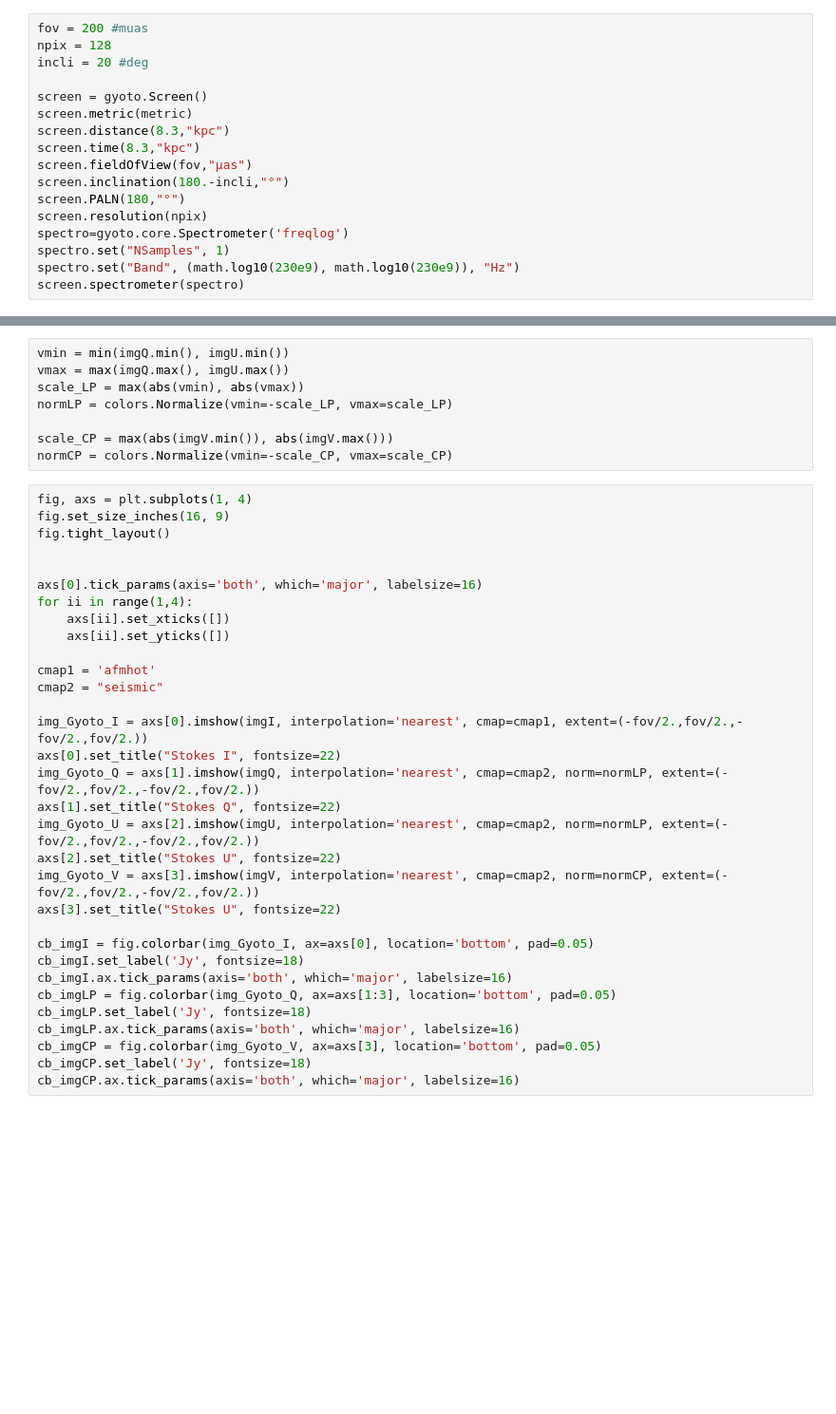
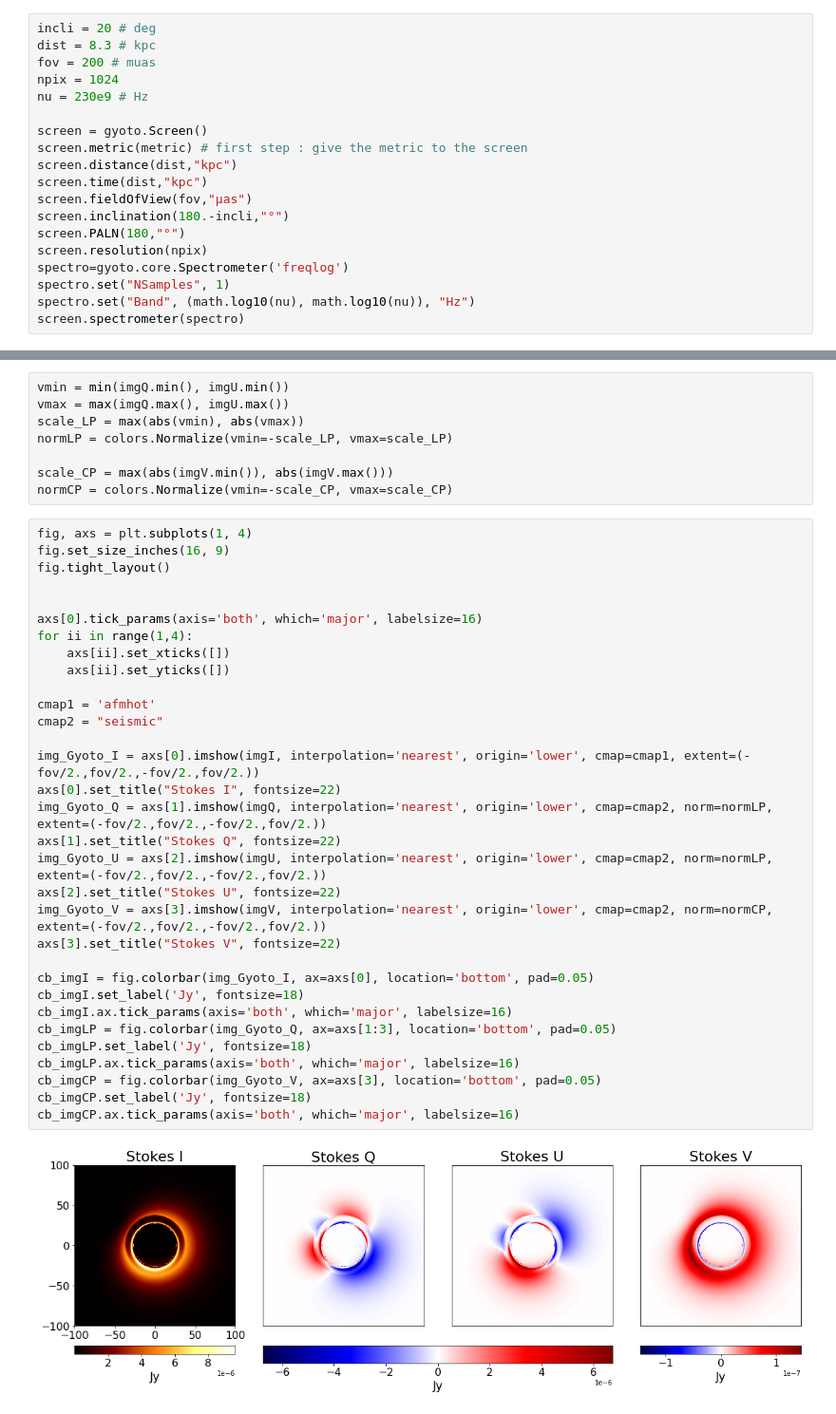
Before and after one commit to gyoto/Gyoto, a Jupyter notebook: doc/examples/Gyoto_Polar_example.ipynb, the cells around one changed output, grey strips where cells are left out. Shown: that part at 95% size. Cells and saved outputs as stored; diff of their text form; blank space fills up the shorter version.

```diff
--- a/doc/examples/Gyoto_Polar_example.ipynb
+++ b/doc/examples/Gyoto_Polar_example.ipynb
@@ -21,17 +61,19 @@ metric.mass(4.3e6,"sunmass")
 # %%
-fov = 200 #muas
-npix = 128
-incli = 20 #deg
+incli = 20 # deg
+dist = 8.3 # kpc
+fov = 200 # muas
+npix = 1024
+nu = 230e9 # Hz
 
 screen = gyoto.Screen()
-screen.metric(metric)
-screen.distance(8.3,"kpc")
-screen.time(8.3,"kpc")
+screen.metric(metric) # first step : give the metric to the screen
+screen.distance(dist,"kpc")
+screen.time(dist,"kpc")
 screen.fieldOfView(fov,"µas")
 screen.inclination(180.-incli,"°")
 screen.PALN(180,"°")
 screen.resolution(npix)
 spectro=gyoto.core.Spectrometer('freqlog')
 spectro.set("NSamples", 1)
-spectro.set("Band", (math.log10(230e9), math.log10(230e9)), "Hz")
+spectro.set("Band", (math.log10(nu), math.log10(nu)), "Hz")
 screen.spectrometer(spectro)
@@ -83,32 +159,34 @@ normCP = colors.Normalize(vmin=-scale_CP, vmax=scale_CP)
 # %%
 fig, axs = plt.subplots(1, 4)
 fig.set_size_inches(16, 9)
 fig.tight_layout()
 
 
 axs[0].tick_params(axis='both', which='major', labelsize=16)
 for ii in range(1,4):
     axs[ii].set_xticks([])
     axs[ii].set_yticks([])
 
 cmap1 = 'afmhot'
 cmap2 = "seismic"
 
-img_Gyoto_I = axs[0].imshow(imgI, interpolation='nearest', cmap=cmap1, extent=(-fov/2.,fov/2.,-fov/2.,fov/2.))
+img_Gyoto_I = axs[0].imshow(imgI, interpolation='nearest', origin='lower', cmap=cmap1, extent=(-fov/2.,fov/2.,-fov/2.,fov/2.))
 axs[0].set_title("Stokes I", fontsize=22)
-img_Gyoto_Q = axs[1].imshow(imgQ, interpolation='nearest', cmap=cmap2, norm=normLP, extent=(-fov/2.,fov/2.,-fov/2.,fov/2.))
+img_Gyoto_Q = axs[1].imshow(imgQ, interpolation='nearest', origin='lower', cmap=cmap2, norm=normLP, extent=(-fov/2.,fov/2.,-fov/2.,fov/2.))
 axs[1].set_title("Stokes Q", fontsize=22)
-img_Gyoto_U = axs[2].imshow(imgU, interpolation='nearest', cmap=cmap2, norm=normLP, extent=(-fov/2.,fov/2.,-fov/2.,fov/2.))
+img_Gyoto_U = axs[2].imshow(imgU, interpolation='nearest', origin='lower', cmap=cmap2, norm=normLP, extent=(-fov/2.,fov/2.,-fov/2.,fov/2.))
 axs[2].set_title("Stokes U", fontsize=22)
-img_Gyoto_V = axs[3].imshow(imgV, interpolation='nearest', cmap=cmap2, norm=normCP, extent=(-fov/2.,fov/2.,-fov/2.,fov/2.))
-axs[3].set_title("Stokes U", fontsize=22)
+img_Gyoto_V = axs[3].imshow(imgV, interpolation='nearest', origin='lower', cmap=cmap2, norm=normCP, extent=(-fov/2.,fov/2.,-fov/2.,fov/2.))
+axs[3].set_title("Stokes V", fontsize=22)
 
 cb_imgI = fig.colorbar(img_Gyoto_I, ax=axs[0], location='bottom', pad=0.05)
 cb_imgI.set_label('Jy', fontsize=18)
 cb_imgI.ax.tick_params(axis='both', which='major', labelsize=16)
 cb_imgLP = fig.colorbar(img_Gyoto_Q, ax=axs[1:3], location='bottom', pad=0.05)
 cb_imgLP.set_label('Jy', fontsize=18)
 cb_imgLP.ax.tick_params(axis='both', which='major', labelsize=16)
 cb_imgCP = fig.colorbar(img_Gyoto_V, ax=axs[3], location='bottom', pad=0.05)
 cb_imgCP.set_label('Jy', fontsize=18)
 cb_imgCP.ax.tick_params(axis='both', which='major', labelsize=16)
+# %% [output]
+[figure, added]
```
Also changed, not shown: parts of 25 cells of this notebook.
